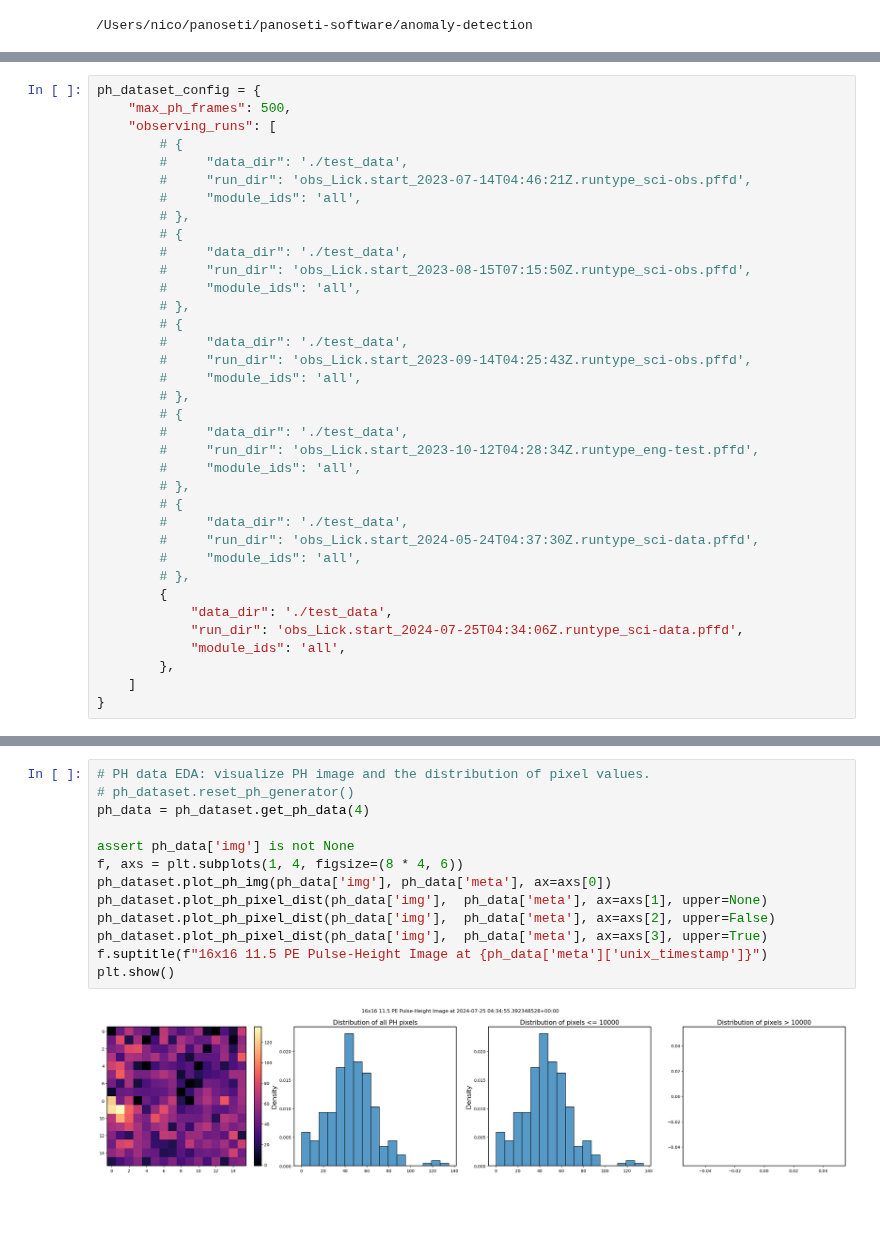
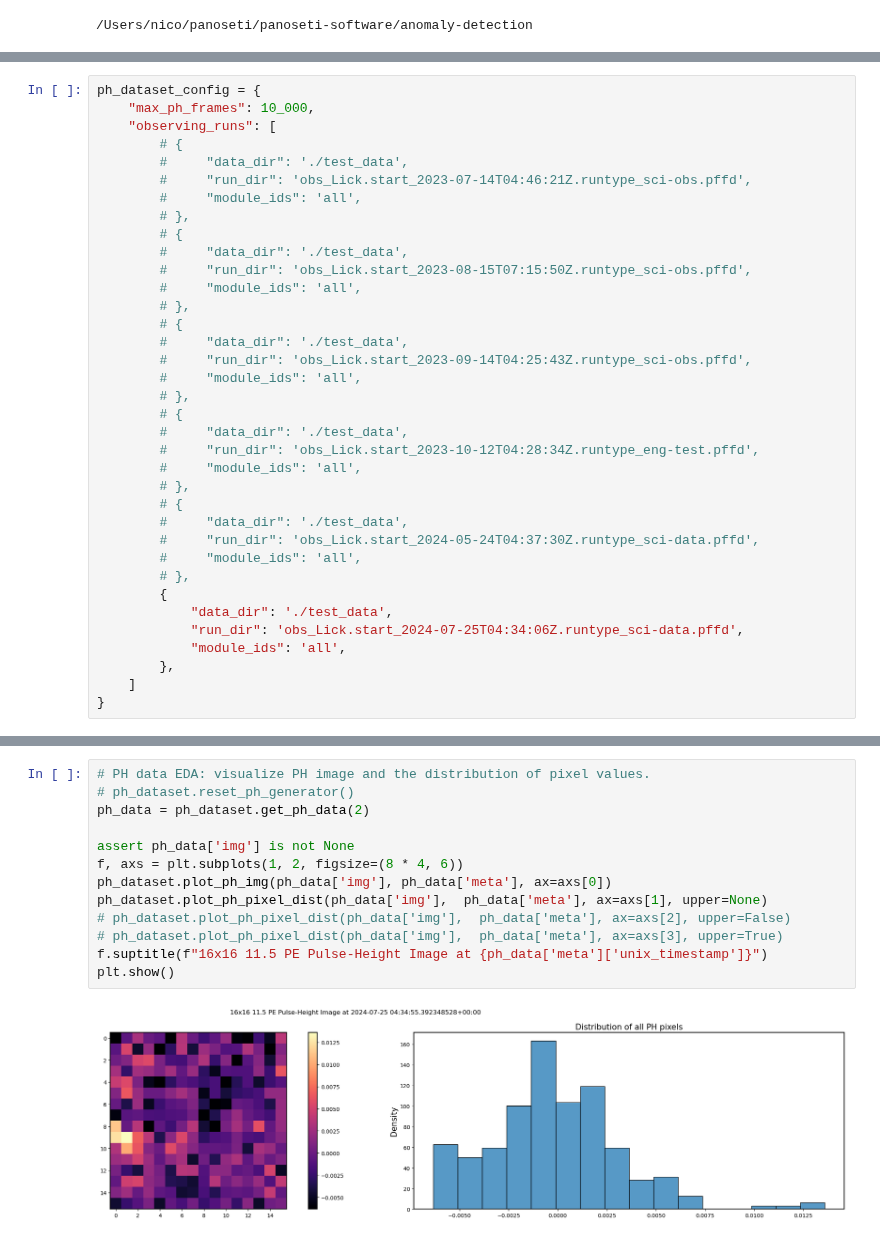
Before and after one commit to panoseti/panoseti, a Jupyter notebook: anomaly-detection/ph_eda.ipynb, the cells around one changed output, grey strips where cells are left out. Cells and saved outputs as stored; diff of their text form; blank space fills up the shorter version.

```diff
--- a/anomaly-detection/ph_eda.ipynb
+++ b/anomaly-detection/ph_eda.ipynb
@@ -29,6 +61,6 @@ from ph_dataset import *
 # %%
 ph_dataset_config = {
-    "max_ph_frames": 500,
+    "max_ph_frames": 10_000,
     "observing_runs": [
         # {
         #     "data_dir": './test_data',
@@ -83,18 +129,18 @@ ph_dataset.obs_runs
 # %%
 # PH data EDA: visualize PH image and the distribution of pixel values.
 # ph_dataset.reset_ph_generator()
-ph_data = ph_dataset.get_ph_data(4)
+ph_data = ph_dataset.get_ph_data(2)
 
 assert ph_data['img'] is not None
-f, axs = plt.subplots(1, 4, figsize=(8 * 4, 6))
+f, axs = plt.subplots(1, 2, figsize=(8 * 4, 6))
 ph_dataset.plot_ph_img(ph_data['img'], ph_data['meta'], ax=axs[0])
 ph_dataset.plot_ph_pixel_dist(ph_data['img'],  ph_data['meta'], ax=axs[1], upper=None)
-ph_dataset.plot_ph_pixel_dist(ph_data['img'],  ph_data['meta'], ax=axs[2], upper=False)
-ph_dataset.plot_ph_pixel_dist(ph_data['img'],  ph_data['meta'], ax=axs[3], upper=True)
+# ph_dataset.plot_ph_pixel_dist(ph_data['img'],  ph_data['meta'], ax=axs[2], upper=False)
+# ph_dataset.plot_ph_pixel_dist(ph_data['img'],  ph_data['meta'], ax=axs[3], upper=True)
 f.suptitle(f"16x16 11.5 PE Pulse-Height Image at {ph_data['meta']['unix_timestamp']}")
 plt.show()
 # %% [output]
-[figure, old version]
+[figure, new version]
 # %%
 ph_data['meta']
 # %% [output]
```
Also changed, not shown: parts of 7 cells of this notebook, 3 other files.
